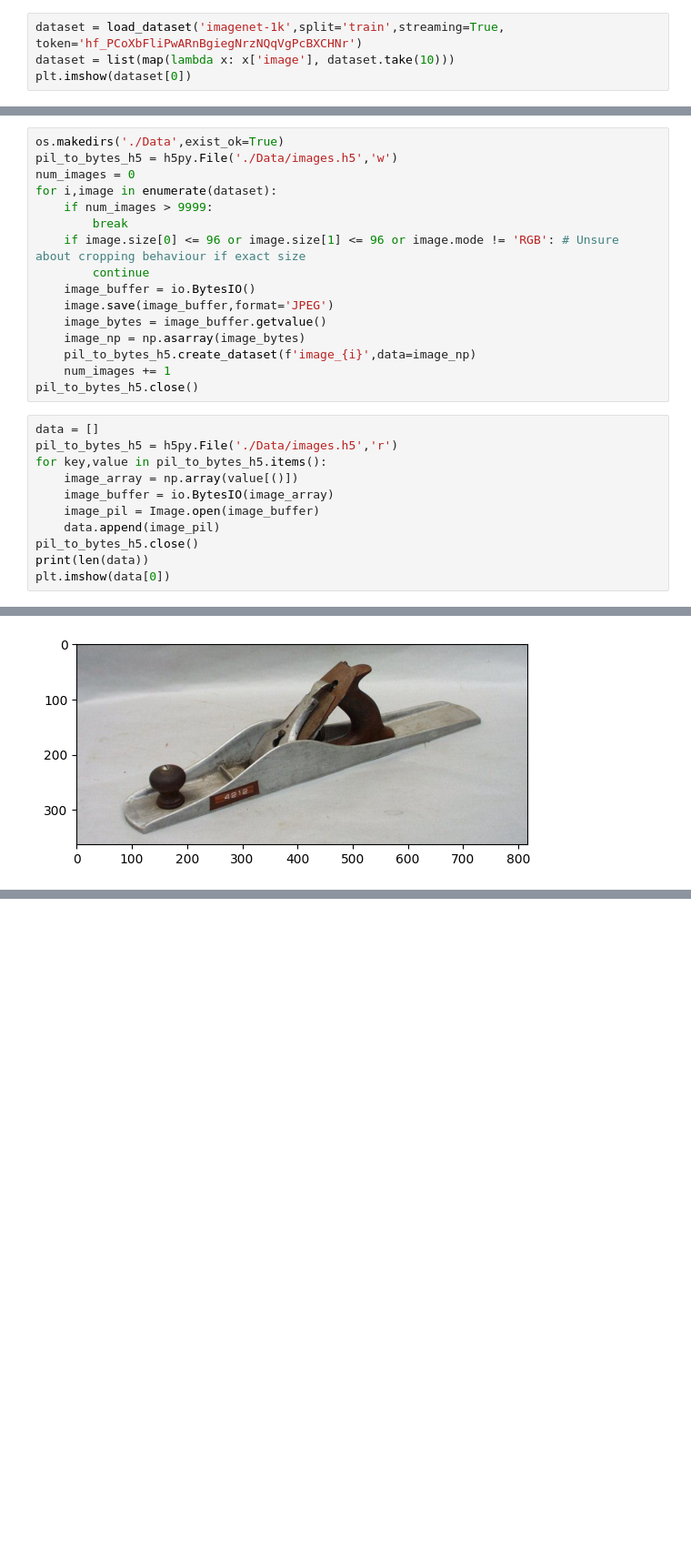
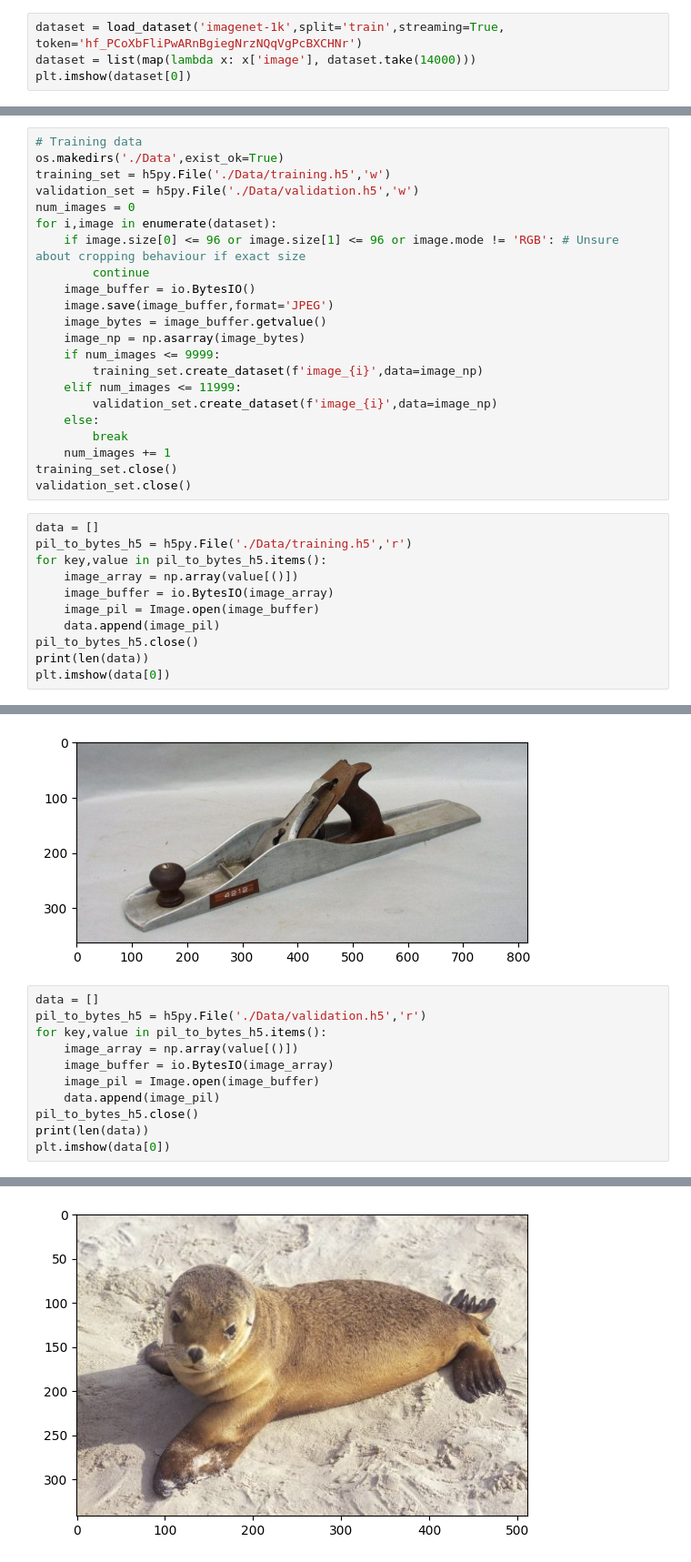
Before and after one commit to Snapzie/DLAndAI, a Jupyter notebook: SRGAN/Preprocess.ipynb, the cells around one changed output, grey strips where cells are left out. Shown at 91% size. Drawn from its saved outputs; the diff is of its cells as text; blank space fills up the shorter version.

```diff
--- a/SRGAN/Preprocess.ipynb
+++ b/SRGAN/Preprocess.ipynb
@@ -12,30 +12,36 @@ from PIL import Image
 import random
 # %%
 dataset = load_dataset('imagenet-1k',split='train',streaming=True, token='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')
-dataset = list(map(lambda x: x['image'], dataset.take(10)))
+dataset = list(map(lambda x: x['image'], dataset.take(14000)))
 plt.imshow(dataset[0])
 # %% [output]
 <matplotlib.image.AxesImage at 0x...>
 [figure]
 # %%
+# Training data
 os.makedirs('./Data',exist_ok=True)
-pil_to_bytes_h5 = h5py.File('./Data/images.h5','w')
+training_set = h5py.File('./Data/training.h5','w')
+validation_set = h5py.File('./Data/validation.h5','w')
 num_images = 0
 for i,image in enumerate(dataset):
-    if num_images > 9999:
-        break
     if image.size[0] <= 96 or image.size[1] <= 96 or image.mode != 'RGB': # Unsure about cropping behaviour if exact size
         continue
     image_buffer = io.BytesIO()
     image.save(image_buffer,format='JPEG')
     image_bytes = image_buffer.getvalue()
     image_np = np.asarray(image_bytes)
-    pil_to_bytes_h5.create_dataset(f'image_{i}',data=image_np)
+    if num_images <= 9999:
+        training_set.create_dataset(f'image_{i}',data=image_np)
+    elif num_images <= 11999:
+        validation_set.create_dataset(f'image_{i}',data=image_np)
+    else:
+        break
     num_images += 1
-pil_to_bytes_h5.close()
+training_set.close()
+validation_set.close()
 # %%
 data = []
-pil_to_bytes_h5 = h5py.File('./Data/images.h5','r')
+pil_to_bytes_h5 = h5py.File('./Data/training.h5','r')
 for key,value in pil_to_bytes_h5.items():
     image_array = np.array(value[()])
     image_buffer = io.BytesIO(image_array)
@@ -48,3 +54,15 @@ plt.imshow(data[0])
 10000
 <matplotlib.image.AxesImage at 0x...>
 [figure]
+# %%
+data = []
+pil_to_bytes_h5 = h5py.File('./Data/validation.h5','r')
+for key,value in pil_to_bytes_h5.items():
+    image_array = np.array(value[()])
+    image_buffer = io.BytesIO(image_array)
+    image_pil = Image.open(image_buffer)
+    data.append(image_pil)
+pil_to_bytes_h5.close()
+print(len(data))
+plt.imshow(data[0])
+# %% [output]
@@ -51,3 +71,4 @@ plt.imshow(data[0])
+[figure, added]
 # %%
 vgg_out = {}
 def activation(name):
```
Also changed, not shown: parts of 1 cell of this notebook, 2 other files.
